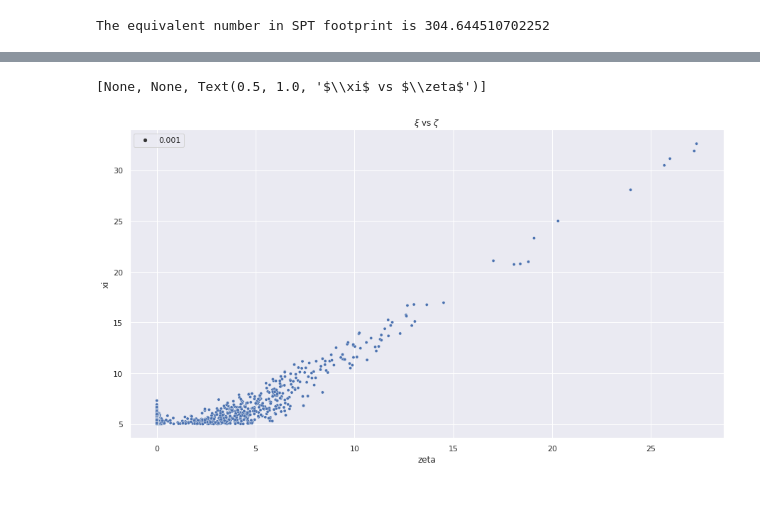
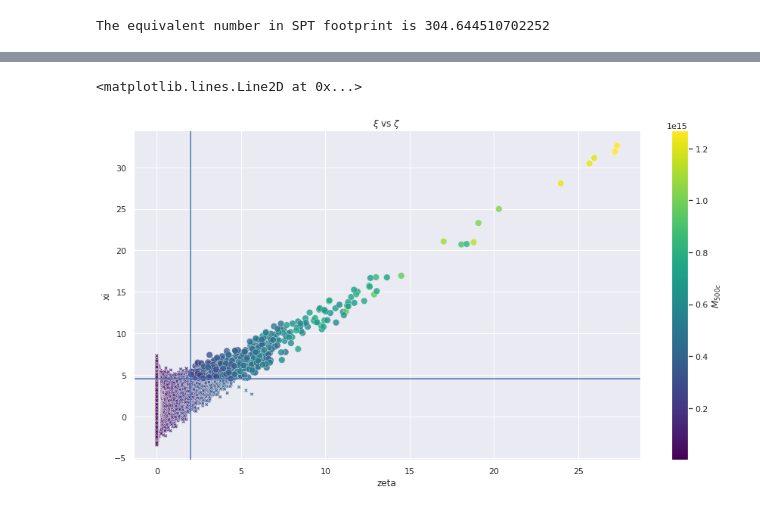
Before and after one commit to zchvsre/des_spt_selection, a Jupyter notebook: assign_zeta.ipynb, the cells around one changed output, grey strips where cells are left out. Drawn from its saved outputs; the diff is of its cells as text; code cells hidden in the pictures.

Commit message:
add z>2 and better QA plots

```diff
--- a/assign_zeta.ipynb
+++ b/assign_zeta.ipynb
@@ -189,2 +197,5 @@ I am using $\xi=5$ temporarily to compare with the real data.
 # %%
-halo_df['SPT_sel'] = halo_df.progress_apply(lambda x : 1 if x['xi']>=5 else 0,axis=1)
+halo_df['xi_gt_45'] = halo_df.progress_apply(lambda x : 1 if x['xi']>=4.5 else 0,axis=1)
+halo_df['xi_gt_5'] = halo_df.progress_apply(lambda x : 1 if x['xi']>=5 else 0,axis=1)
+halo_df['zeta_gt_2'] = halo_df.progress_apply(lambda x : 1 if x['zeta']>=2 else 0,axis=1)
+halo_df['select'] = halo_df['xi_gt_45'] & halo_df['zeta_gt_2']
@@ -224,0 +257,21 @@ plot1.set(xscale="log",yscale="log", title=r"$\xi$ vs M500c")
+# %%
+import matplotlib as mpl
+cmap = mpl.cm.viridis
+norm = mpl.colors.Normalize(vmin=halo_df['zeta_gt_2'].min(),vmax=halo_df['zeta'].max())
+# %%
+markers = {1: "o", 0: "X"}
+
+
+plot1 = sns.scatterplot(x='M500c',y='xi',data=halo_df,hue="zeta",palette=cmap,norm=norm,size="select",sizes=(75,50),alpha=0.8,style="select",markers=markers,
+                        legend=False)
+
+plot1.set(xscale="log",yscale="linear",title="$\zeta$ vs M500c")
+custom = [Line2D([], [], marker='o', color='g', linestyle='None'),
+          Line2D([], [], marker='x', color='r', linestyle='None')]
+
+plot1.axhline(4.5)
+plt.colorbar(mpl.cm.ScalarMappable(norm=norm,cmap=cmap),label=r"$\zeta$")
+plt.legend(custom, ['Selected', 'Not Selected'], loc='upper left')
+plt.text(0.8*1E15,5, r"$\xi>4.5$ selection", color='black')
+plt.tight_layout(pad=1)
+plt.show()
@@ -225,6 +280,12 @@ plot1.set(xscale="log",yscale="log", title=r"$\xi$ vs M500c")
+# %%
+norm_mass = mpl.colors.Normalize(vmin=halo_df['M500c'].min(),vmax=halo_df['M500c'].max())
 # %%
-plot1 = sns.scatterplot(halo_df_sel['zeta'],halo_df_sel['xi'],size=0.001)
+plot1 = sns.scatterplot(x='zeta',y='xi',data=halo_df,hue="M500c",palette=cmap,norm=norm_mass,
+                        size="select",sizes=(75,25),alpha=0.8,style="select",markers=markers,legend=False)
 plot1.set(xscale="linear",yscale="linear", title=r"$\xi$ vs $\zeta$")
+plt.colorbar(mpl.cm.ScalarMappable(norm=norm_mass,cmap=cmap),label=r"$M_{500c}$")
+plot1.axhline(4.5)
+plot1.axvline(2)
 # %% [output]
-[None, None, Text(0.5, 1.0, '$\\xi$ vs $\\zeta$')]
+<matplotlib.lines.Line2D at 0x...>
-[figure, old version]
+[figure, new version]
```
Also changed, not shown: parts of 22 cells of this notebook.
